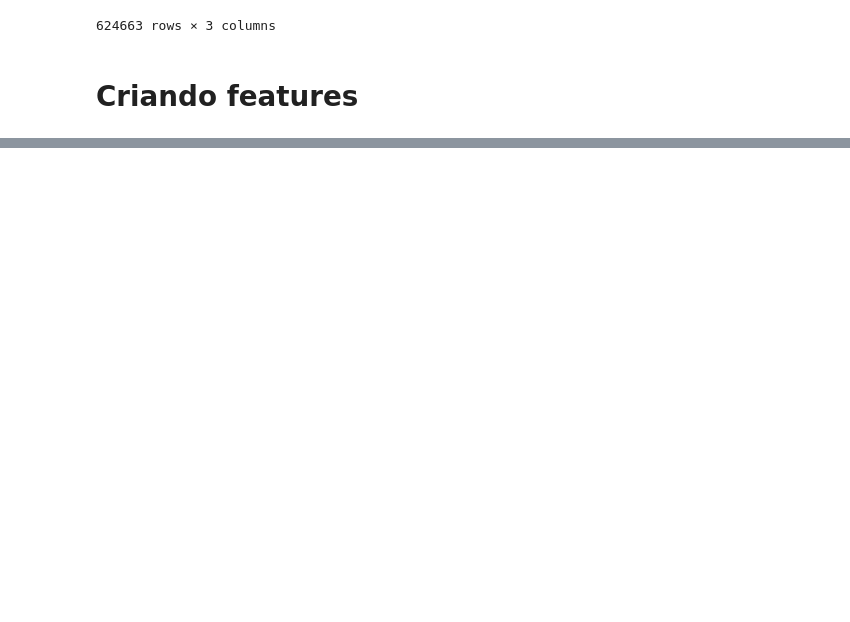
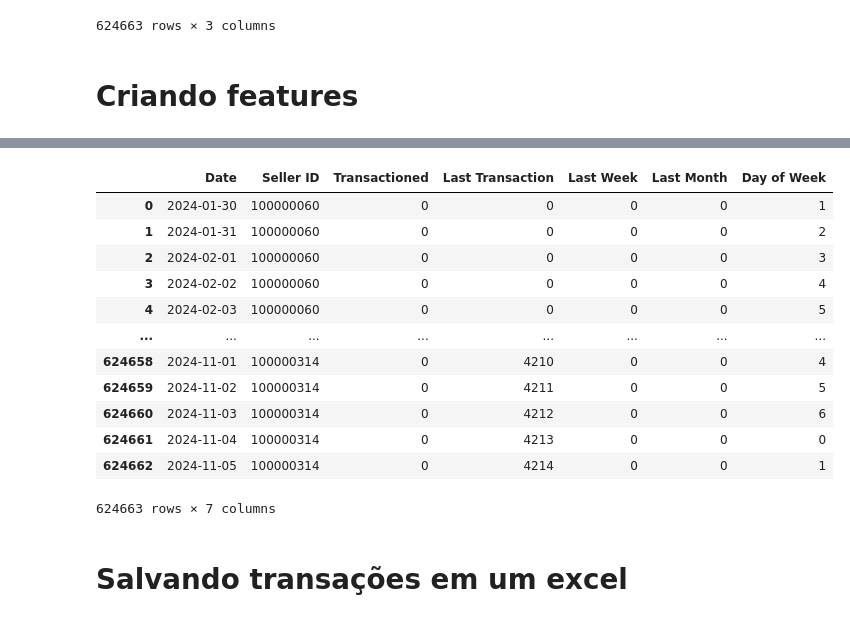
Before and after one commit to Miguelmdcc/Desafio_IA, a Jupyter notebook: Code/transacoes.ipynb, the cells around one changed output, grey strips where cells are left out. Saved outputs shown, nothing was run; the diff lists cells and outputs as text; code cells hidden in the pictures; blank space fills up the shorter version.

```diff
--- a/Code/transacoes.ipynb
+++ b/Code/transacoes.ipynb
@@ -151,7 +151,3 @@ transacoes_sellerid
 624663 rows × 3 columns
 # %% [markdown]
 # Criando features
-# %%
-transacoes_sellerid['7 dias'] = transacoes_sellerid['Transacionou'].shift(7).fillna(0)
-transacoes_sellerid['1 mês/30 dias'] = transacoes_sellerid['Transacionou'].shift(30).fillna(0)
-transacoes_sellerid
@@ -171,0 +154,15 @@ transacoes_sellerid
+# %%
+cont = -1
+dias_desde_ultimo_1 = []
+
+for transaction in transacoes_sellerid['Transactioned']:
+    if transaction == 1:
+        cont = 0
+    elif cont >= 0:
+        cont += 1
+    dias_desde_ultimo_1.append(cont)
+
+transacoes_sellerid['Last Transaction'] = dias_desde_ultimo_1
+transacoes_sellerid['Last Transaction'] = transacoes_sellerid['Last Transaction'].replace(-1,0)
+
+transacoes_sellerid
@@ -171,0 +183,10 @@ transacoes_sellerid
+# %%
+transacoes_sellerid['Last Week'] = (transacoes_sellerid.groupby('Seller ID')['Transactioned']
+                                    .transform(lambda x: x.rolling(window=7,min_periods=1).sum())
+                                    .apply(lambda x: 1 if x >0 else 0 )
+                                    .astype('Int64'))
+transacoes_sellerid['Last Month'] = (transacoes_sellerid.groupby('Seller ID')['Transactioned']
+                                    .transform(lambda x: x.rolling(window=30,min_periods=1).sum())
+                                    .apply(lambda x: 1 if x >0 else 0 )
+                                    .astype('Int64'))
+transacoes_sellerid
@@ -171,0 +207,19 @@ transacoes_sellerid
+# %%
+transacoes_sellerid['Day of Week'] = transacoes_sellerid['Date'].dt.day_of_week
+transacoes_sellerid
+# %% [output]
+|  | Date | Seller ID | Transactioned | Last Transaction | Last Week | Last Month | Day of Week |
+| 0 | 2024-01-30 | 100000060 | 0 | 0 | 0 | 0 | 1 |
+| 1 | 2024-01-31 | 100000060 | 0 | 0 | 0 | 0 | 2 |
+| 2 | 2024-02-01 | 100000060 | 0 | 0 | 0 | 0 | 3 |
+| 3 | 2024-02-02 | 100000060 | 0 | 0 | 0 | 0 | 4 |
+| 4 | 2024-02-03 | 100000060 | 0 | 0 | 0 | 0 | 5 |
+| ... | ... | ... | ... | ... | ... | ... | ... |
+| 624658 | 2024-11-01 | 100000314 | 0 | 4210 | 0 | 0 | 4 |
+| 624659 | 2024-11-02 | 100000314 | 0 | 4211 | 0 | 0 | 5 |
+| 624660 | 2024-11-03 | 100000314 | 0 | 4212 | 0 | 0 | 6 |
+| 624661 | 2024-11-04 | 100000314 | 0 | 4213 | 0 | 0 | 0 |
+| 624662 | 2024-11-05 | 100000314 | 0 | 4214 | 0 | 0 | 1 |
+624663 rows × 7 columns
+# %% [markdown]
+# Salvando transações em um excel
```
Also changed, not shown: parts of 5 cells of this notebook, 3 other files.
